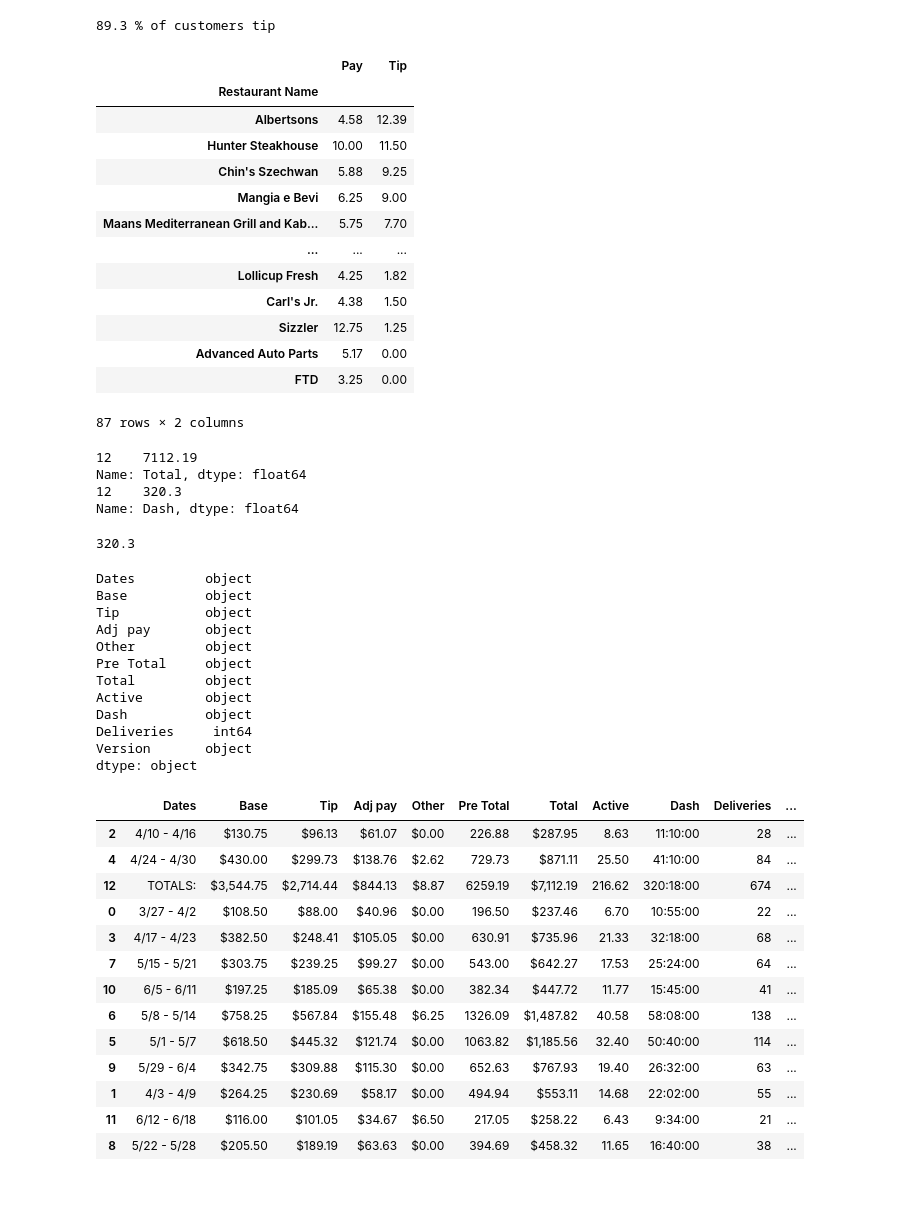
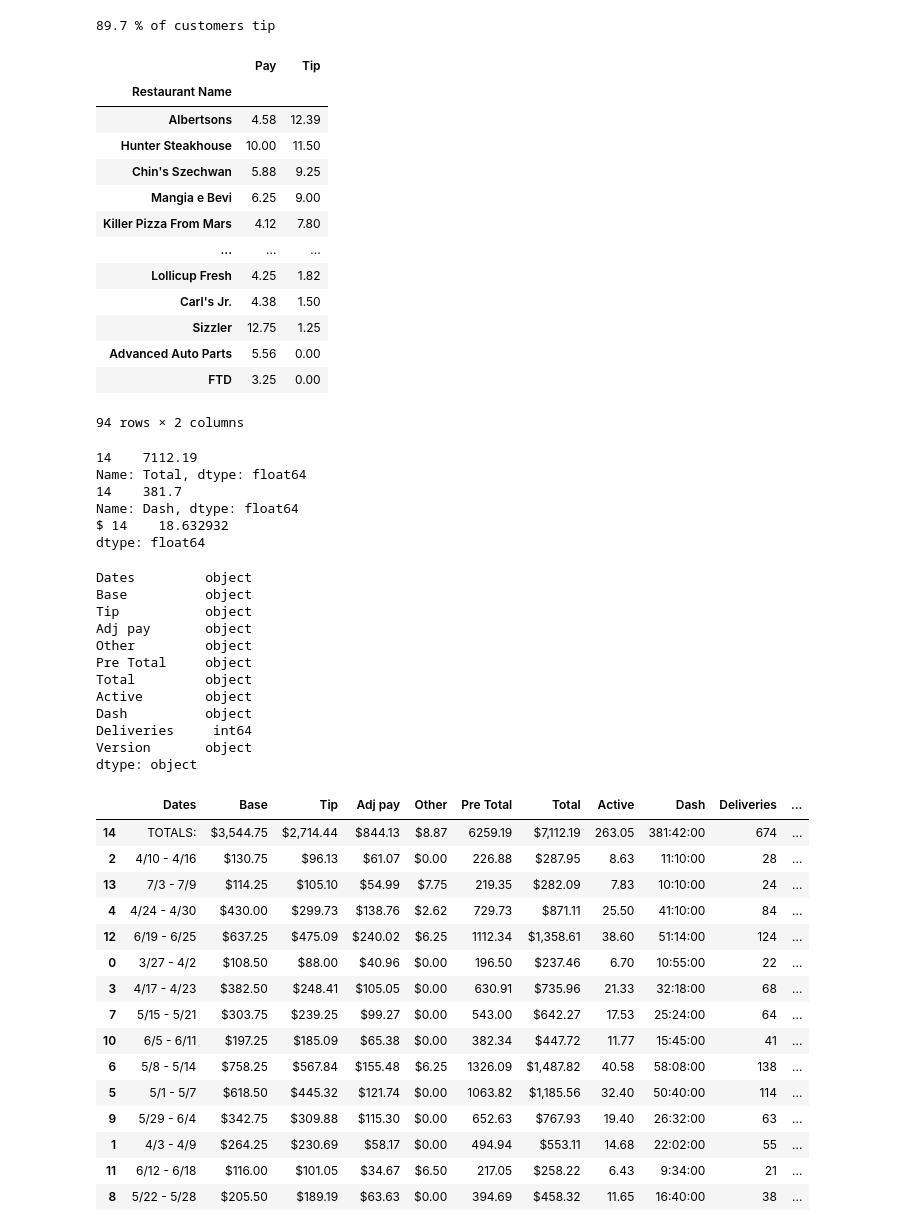
Before and after one commit to Crawford92/DeliveryData, a Jupyter notebook: stats.ipynb, the cells around one changed output. Saved outputs shown, nothing was run; the diff lists cells and outputs as text; code cells hidden in the pictures; blank space fills up the shorter version.

```diff
--- a/stats.ipynb
+++ b/stats.ipynb
@@ -7,3 +10,18 @@ DaysDF = pd.read_csv('Days.csv')
 WeeksDF = pd.read_csv('Weeks.csv')
 gpsDF = pd.read_csv('GPS.csv')
 rawDF = pd.read_csv('RawData.csv')
+# %%
+
+gc = pygsheets.authorize(service_file='file.json')
+sh = gc.open('DashData')
+for x in sh:
+    print(x)
+#wks = sh[7]
+#df7 = wks.get_as_df()
+#df7
+sheets_OldDelDF    = sh[0].get_as_df()
+sheets_DelDF       = sh[1].get_as_df()
+sheets_DaysDF      = sh[2].get_as_df()
+sheets_WeeksDF     = sh[3].get_as_df()
+sheets_RawNamesDF  = sh[4].get_as_df()
+sheets_GPSDF       = sh[5].get_as_df()
@@ -80,11 +130,11 @@ dollars_to_floats(OldDelDF, ["Total", "Pay", "Tip", "Peak Bonus"])
 # %%
 #Doodle to get the percentage of orders that tip
-numUntipped = (result["Tip"] == 0.0).sum()
-numTipped = (result["Tip"] != 0.0).sum()
+numUntipped = (sheets_result["Tip"] == 0.0).sum()
+numTipped = (sheets_result["Tip"] != 0.0).sum()
 percTipped = round((numTipped/(numUntipped+numTipped)), 3)
 print(percTipped*100, "% of customers tip")
 # %% [output]
-89.3 % of customers tip
+89.7 % of customers tip
 # %%
 # GPS DOODLE HERE
 # Initial doodle to help with address entry
@@ -95,8 +145,8 @@ print(percTipped*100, "% of customers tip")
 #gpsDF2 = gpsDF2.sort_values(by="Restaurant Name", ascending=True)
 #gpsDF2.to_csv('gpsDF2.csv')
 # %%
-tempDF = result.copy()
-tempDF = tempDF[result["Restaurant Name"].duplicated(keep=False) == True]
+tempDF = sheets_result.copy()
+tempDF = tempDF[sheets_result["Restaurant Name"].duplicated(keep=False) == True]
 tempDF = tempDF.groupby(["Restaurant Name"]).agg({"Pay": "mean", "Tip": "mean"})
 tempDF = tempDF.round({'Pay': 2, 'Tip': 2})
 tempDF.sort_values("Tip", ascending=False)
@@ -107,14 +157,14 @@ tempDF.sort_values("Tip", ascending=False)
 | Hunter Steakhouse | 10.00 | 11.50 |
 | Chin's Szechwan | 5.88 | 9.25 |
 | Mangia e Bevi | 6.25 | 9.00 |
-| Maans Mediterranean Grill and Kab... | 5.75 | 7.70 |
+| Killer Pizza From Mars | 4.12 | 7.80 |
 | ... | ... | ... |
 | Lollicup Fresh | 4.25 | 1.82 |
 | Carl's Jr. | 4.38 | 1.50 |
 | Sizzler | 12.75 | 1.25 |
-| Advanced Auto Parts | 5.17 | 0.00 |
+| Advanced Auto Parts | 5.56 | 0.00 |
 | FTD | 3.25 | 0.00 |
-87 rows × 2 columns
+94 rows × 2 columns
 # %%
 #Overall hourly rate, Total from TOTALS / Dash
 #Hardcoded index for Totals, should look for row where dates == "TOTALS"
@@ -126,7 +176,7 @@ tempDF.sort_values("Tip", ascending=False)
 #hourlyRate = tempDF["Total"]/tempDF["Dash"]
 #print("$", hourlyRate)
 
-tempDF = WeeksDF.copy()
+tempDF = sheets_WeeksDF.copy()
 #double bracket on iloc returns a df instead of series
 tempDF = tempDF.iloc[[-1]]
 dollars_to_floats(tempDF, ["Total"])
@@ -135,48 +185,51 @@ hourlyRate = tempDF["Total"]/tempDF["Dash"]
 print(tempDF["Total"])
 print(tempDF["Dash"])
 float(tempDF["Dash"])
-#print("$", hourlyRate)
+print("$", hourlyRate)
 # %% [output]
-12    7112.19
+14    7112.19
 Name: Total, dtype: float64
-12    320.3
+14    381.7
 Name: Dash, dtype: float64
+$ 14    18.632932
+dtype: float64
-320.3
 # %%
 #So float(var) converts, but series.astype(float) is for series in df
 # %%
 #Doodle to
 #convert $#.## to float and hh:mm:ss to float,
 #then make the pre total to hours worked ratio, then sort and show
 
-print(WeeksDF.dtypes)
+print(sheets_WeeksDF.dtypes)
 
-dollars_to_floats(WeeksDF, ["Pre Total"])
-time_to_floats(WeeksDF, ["Active"])
+dollars_to_floats(sheets_WeeksDF, ["Pre Total"])
+time_to_floats(sheets_WeeksDF, ["Active"])
 
-WeeksDF["pretotalactiveratio"] = WeeksDF["Pre Total"]/WeeksDF["Active"]
-WeeksDF.sort_values(by=["pretotalactiveratio"])
+sheets_WeeksDF["pretotalactiveratio"] = sheets_WeeksDF["Pre Total"]/sheets_WeeksDF["Active"]
+sheets_WeeksDF.sort_values(by=["pretotalactiveratio"])
 #pre total is the money before adjustment, its just base pay + tip
 
 #Trying to maximize total, so I guess the question really is which factor or ratio of factors
 #contributes the most
 # %% [output]
 Dates         object
 Base          object
 Tip           object
 Adj pay       object
 Other         object
 Pre Total     object
 Total         object
 Active        object
 Dash          object
 Deliveries     int64
 Version       object
 dtype: object
 |  | Dates | Base | Tip | Adj pay | Other | Pre Total | Total | Active | Dash | Deliveries | ... |
+| 14 | TOTALS: | $3,544.75 | $2,714.44 | $844.13 | $8.87 | 6259.19 | $7,112.19 | 263.05 | 381:42:00 | 674 | ... |
 | 2 | 4/10 - 4/16 | $130.75 | $96.13 | $61.07 | $0.00 | 226.88 | $287.95 | 8.63 | 11:10:00 | 28 | ... |
+| 13 | 7/3 - 7/9 | $114.25 | $105.10 | $54.99 | $7.75 | 219.35 | $282.09 | 7.83 | 10:10:00 | 24 | ... |
 | 4 | 4/24 - 4/30 | $430.00 | $299.73 | $138.76 | $2.62 | 729.73 | $871.11 | 25.50 | 41:10:00 | 84 | ... |
-| 12 | TOTALS: | $3,544.75 | $2,714.44 | $844.13 | $8.87 | 6259.19 | $7,112.19 | 216.62 | 320:18:00 | 674 | ... |
+| 12 | 6/19 - 6/25 | $637.25 | $475.09 | $240.02 | $6.25 | 1112.34 | $1,358.61 | 38.60 | 51:14:00 | 124 | ... |
 | 0 | 3/27 - 4/2 | $108.50 | $88.00 | $40.96 | $0.00 | 196.50 | $237.46 | 6.70 | 10:55:00 | 22 | ... |
 | 3 | 4/17 - 4/23 | $382.50 | $248.41 | $105.05 | $0.00 | 630.91 | $735.96 | 21.33 | 32:18:00 | 68 | ... |
 | 7 | 5/15 - 5/21 | $303.75 | $239.25 | $99.27 | $0.00 | 543.00 | $642.27 | 17.53 | 25:24:00 | 64 | ... |
```
Also changed, not shown: parts of 13 cells of this notebook.
